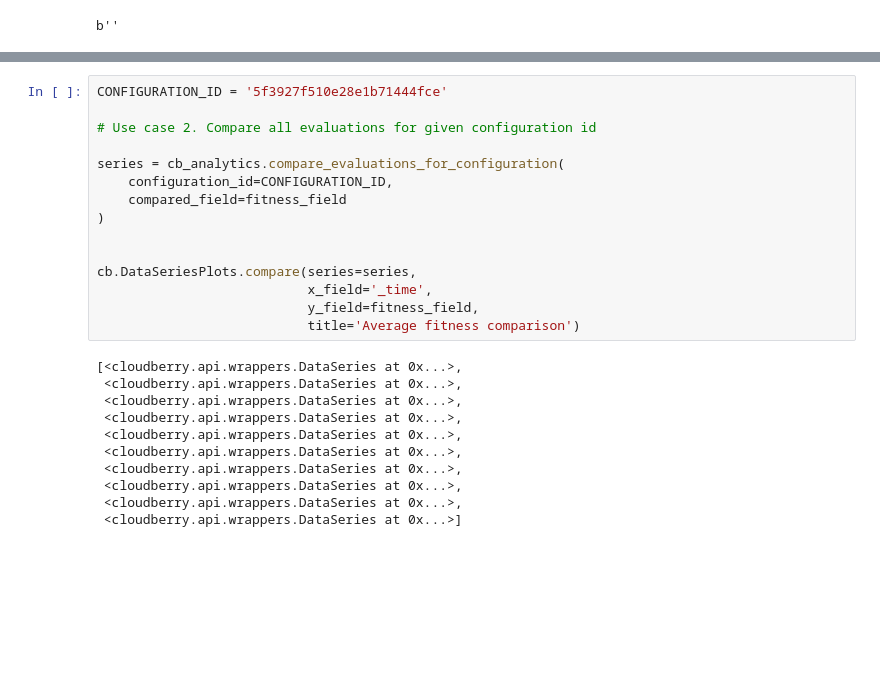
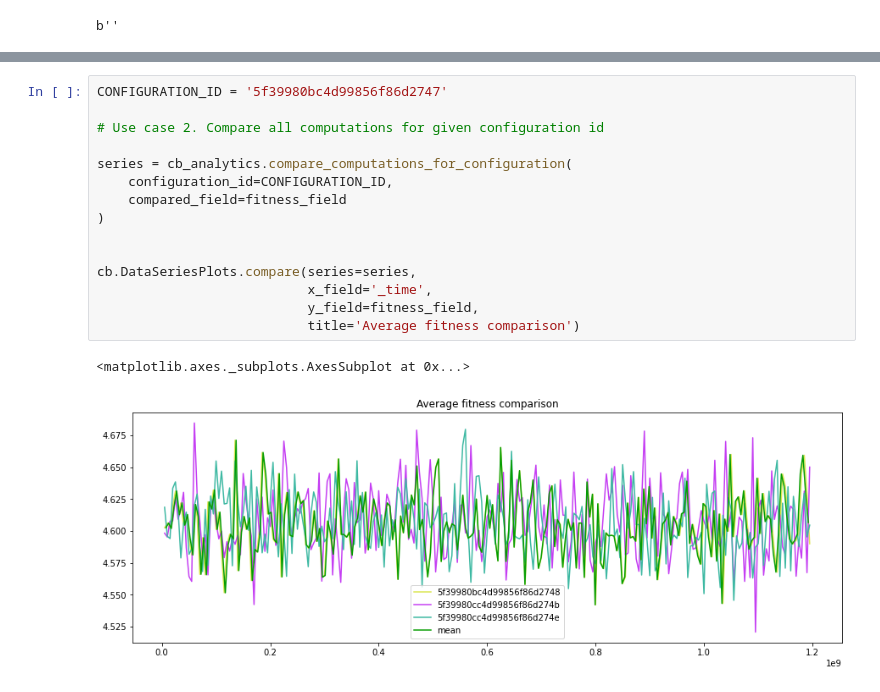
Before and after one commit to olliekrk/cloud-berry, a Jupyter notebook: cloudberry-py/example/cloudberry_demo.ipynb, the cells around one changed output, grey strips where cells are left out. Saved outputs shown, nothing was run; the diff lists cells and outputs as text; blank space fills up the shorter version.

```diff
--- a/cloudberry-py/example/cloudberry_demo.ipynb
+++ b/cloudberry-py/example/cloudberry_demo.ipynb
@@ -165,29 +165,21 @@ cb.DataSeriesPlots.compare(series=series,
 # %%
-CONFIGURATION_ID = '5f3927f510e28e1b71444fce'
+CONFIGURATION_ID = '5f39980bc4d99856f86d2747'
 
-# Use case 2. Compare all evaluations for given configuration id
+# Use case 2. Compare all computations for given configuration id
 
-series = cb_analytics.compare_evaluations_for_configuration(
+series = cb_analytics.compare_computations_for_configuration(
     configuration_id=CONFIGURATION_ID,
     compared_field=fitness_field
 )
 
 
 cb.DataSeriesPlots.compare(series=series,
                            x_field='_time',
                            y_field=fitness_field,
                            title='Average fitness comparison')
 # %% [output]
-[<cloudberry.api.wrappers.DataSeries at 0x...>,
- <cloudberry.api.wrappers.DataSeries at 0x...>,
- <cloudberry.api.wrappers.DataSeries at 0x...>,
- <cloudberry.api.wrappers.DataSeries at 0x...>,
- <cloudberry.api.wrappers.DataSeries at 0x...>,
- <cloudberry.api.wrappers.DataSeries at 0x...>,
- <cloudberry.api.wrappers.DataSeries at 0x...>,
- <cloudberry.api.wrappers.DataSeries at 0x...>,
- <cloudberry.api.wrappers.DataSeries at 0x...>,
- <cloudberry.api.wrappers.DataSeries at 0x...>]
+<matplotlib.axes._subplots.AxesSubplot at 0x...>
+[figure, added]
 # %%
 # Another feature: append data from CSV
 # - must specify configuration ID explicitly as CSV does not contain experiment configuration
```
Also changed, not shown: parts of 9 cells of this notebook, 29 other files.
